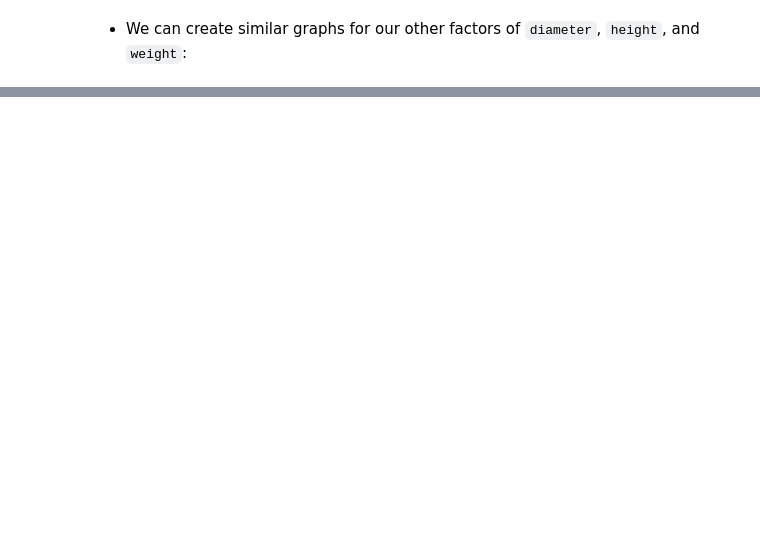
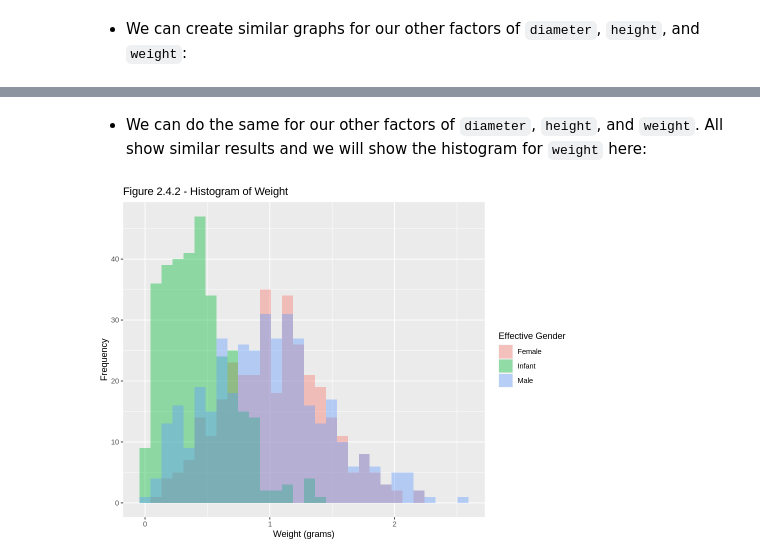
Before and after one commit to mmung3/dsci-100-2022w2-group-22, a Jupyter notebook: group_project_report.ipynb, the cells around one changed output, grey strips where cells are left out. Saved outputs shown, nothing was run; the diff lists cells and outputs as text; code cells hidden in the pictures; blank space fills up the shorter version.

```diff
--- a/group_project_report.ipynb
+++ b/group_project_report.ipynb
@@ -469,0 +388,15 @@ big_plot3
+# %% [markdown]
+* We can do the same for our other factors of `diameter`, `height`, and `weight`. All show similar results and we will show the histogram for `weight` here:
+# %%
+options(repr.plot.width = 8, repr.plot.height = 6)
+
+weight_hist <- abalone_test |>
+    ggplot(aes(x = weight, fill = sex)) +
+    geom_histogram(position="identity", alpha=0.4, bins=30) +
+    labs(x="Weight (grams)", y="Frequency",
+         title="Figure 2.4.2 - Histogram of Weight", fill="Effective Gender") +
+    scale_fill_discrete(labels=c("Female", "Infant", "Male"))
+
+weight_hist
+# %% [output]
+[figure, added]
```
Also changed, not shown: parts of 73 cells of this notebook.
